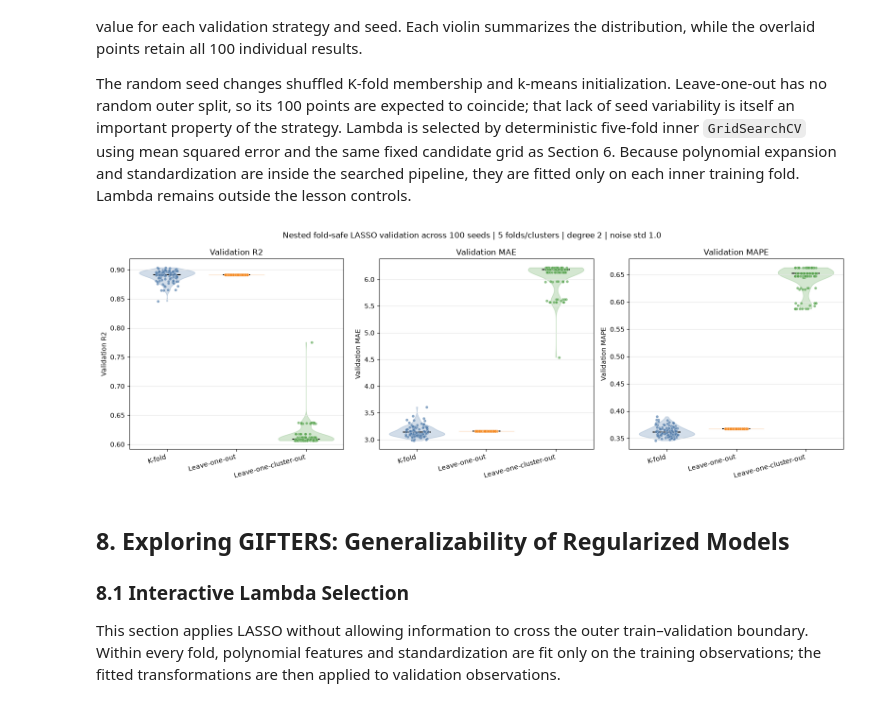
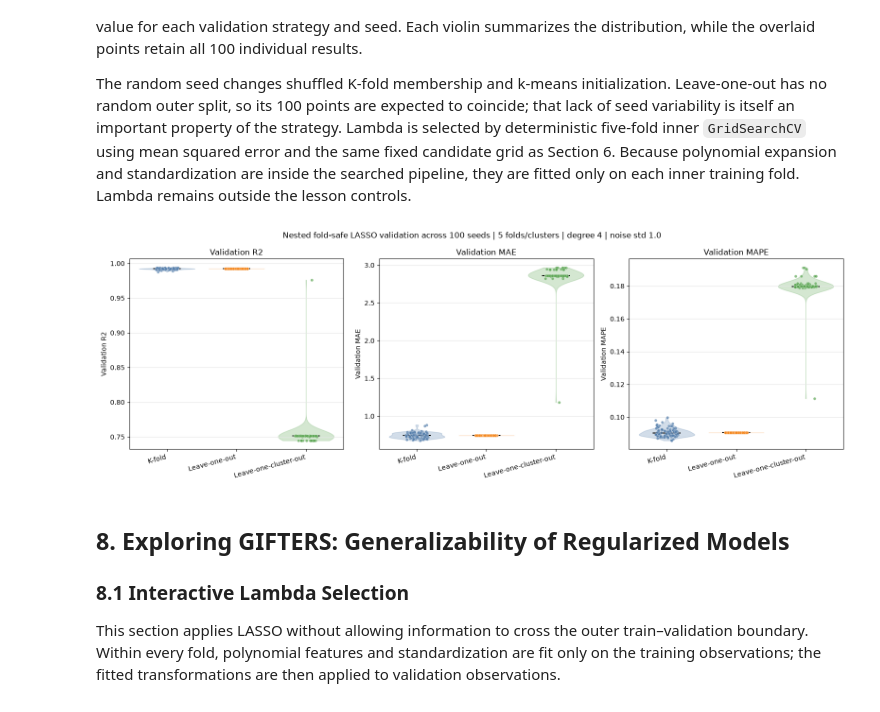
Before and after one commit to jae3goals/MSE420_AI_Forensics, a Jupyter notebook: demonstrations/lasso_cv.ipynb, the cells around one changed output. Cells and saved outputs as stored; diff of their text form; code cells hidden in the pictures.

```diff
--- a/demonstrations/lasso_cv.ipynb
+++ b/demonstrations/lasso_cv.ipynb
@@ -345,7 +345,7 @@ N_SUMMARY_SEEDS = 100
 SUMMARY_SEEDS = range(N_SUMMARY_SEEDS)
 SUMMARY_N_SPLITS = 5
 SUMMARY_NOISE_STD = 1.0
-SUMMARY_POLYNOMIAL_DEGREE = 2
+SUMMARY_POLYNOMIAL_DEGREE = 4
 CV_STRATEGIES = ["k-fold", "leave-one-out", "leave-one-cluster-out"]
 CV_LABELS = {
     "k-fold": "K-fold",
@@ -429,34 +429,34 @@ for axis, (metric, title) in zip(summary_axes, metric_specs):
         jitter = jitter_rng.uniform(-0.16, 0.16, size=len(values))
         axis.scatter(
             position + jitter,
             values,
             color=CV_COLORS[strategy],
             edgecolor="white",
             linewidth=0.3,
             alpha=0.65,
             s=18,
             zorder=3,
         )
 
     axis.set_xticks(positions)
     axis.set_xticklabels(
         [CV_LABELS[strategy] for strategy in CV_STRATEGIES],
         rotation=15,
         ha="right",
     )
     axis.set(title=title, ylabel=title)
     axis.grid(axis="y", color="0.9", linewidth=0.8)
 
 summary_figure.suptitle(
     f"Nested fold-safe LASSO validation across {N_SUMMARY_SEEDS} seeds | "
     f"{SUMMARY_N_SPLITS} folds/clusters | degree {SUMMARY_POLYNOMIAL_DEGREE} | "
     f"noise std {SUMMARY_NOISE_STD:.1f}"
 )
 summary_figure.tight_layout()
 display(summary_figure)
 plt.close(summary_figure)
 # %% [output]
-[figure, old version]
+[figure, new version]
 # %% [markdown]
 ## 8. Exploring GIFTERS: Generalizability of Regularized Models
 
```
Also changed, not shown: 1 other file.
